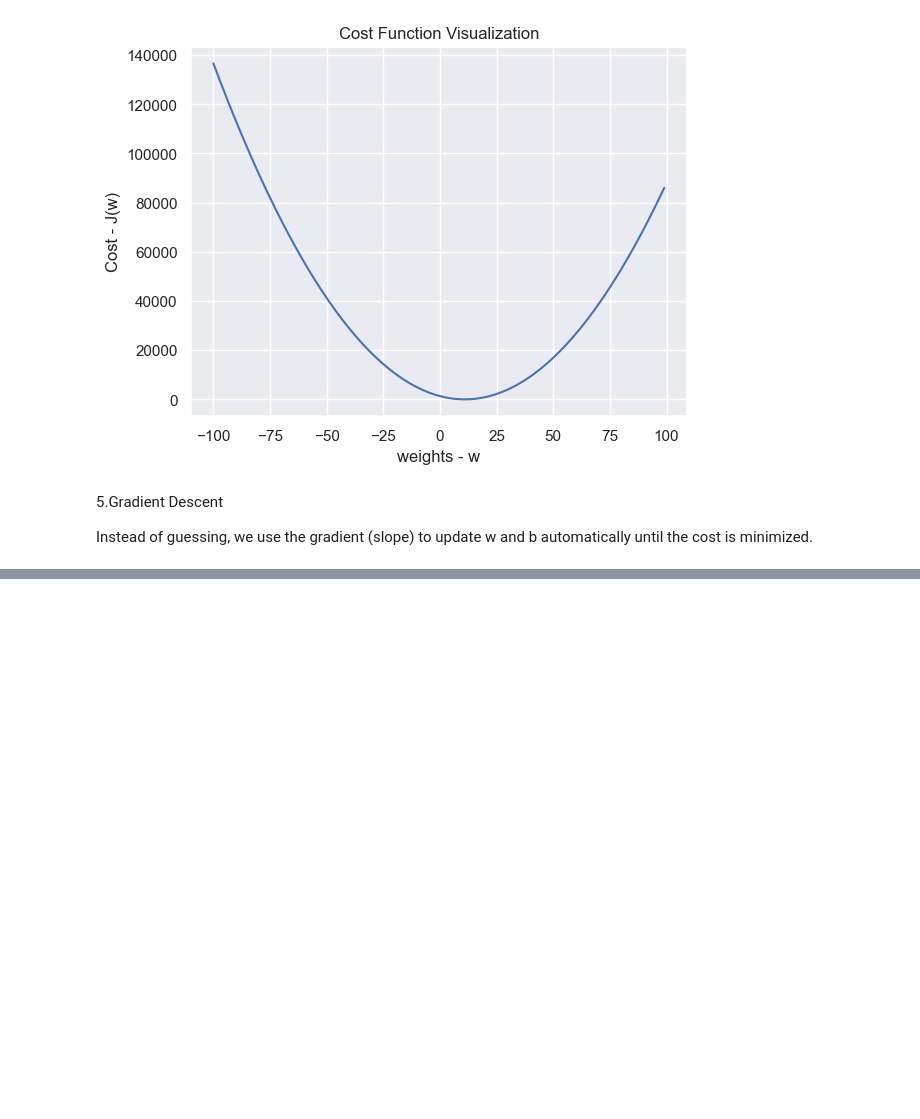
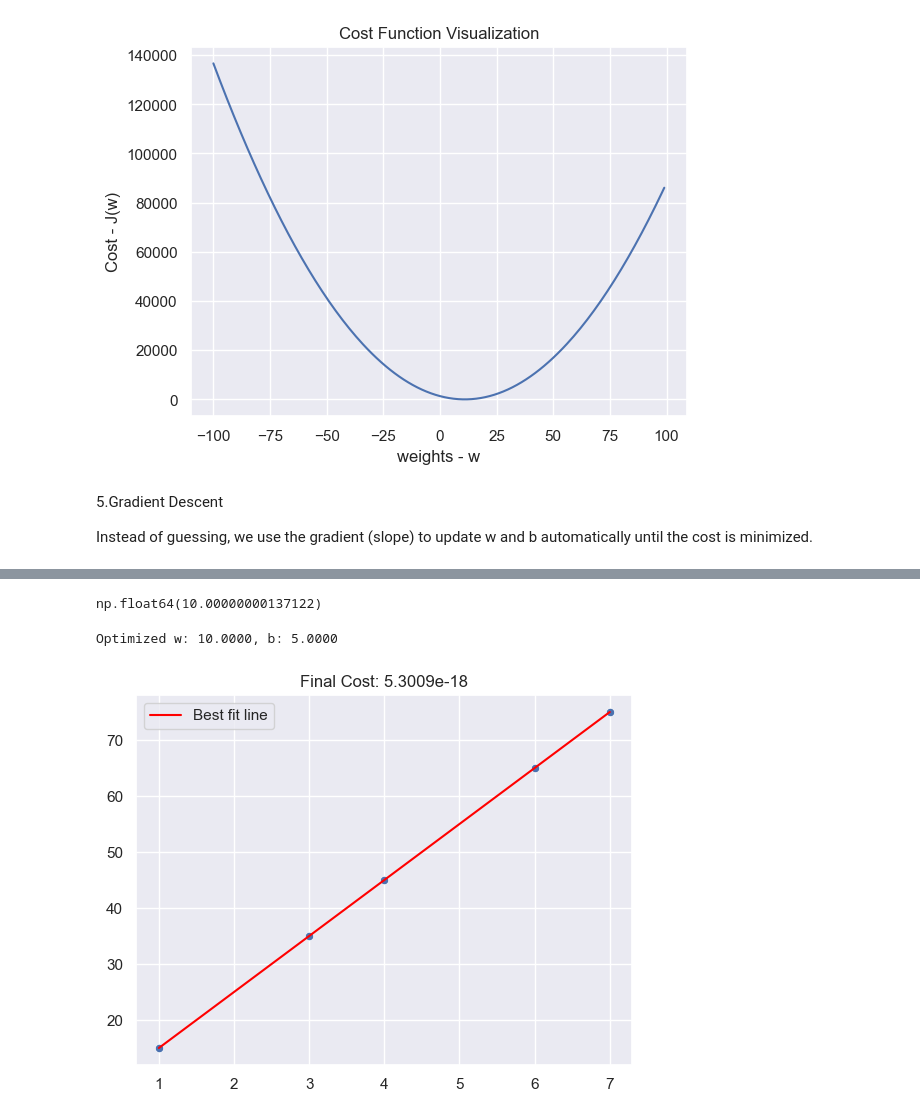
Before and after one commit to sheikhsayed37/ML-linear-regression, a Jupyter notebook: basic_simple_linear_regression.ipynb, the cells around one changed output, grey strips where cells are left out. Cells and saved outputs as stored; diff of their text form; code cells hidden in the pictures; blank space fills up the shorter version.

```diff
--- a/basic_simple_linear_regression.ipynb
+++ b/basic_simple_linear_regression.ipynb
@@ -261,10 +261,10 @@ def gradient_decsent(X,Y,w_input,b_input,max_iter,alpha=0.01):
         cost_memo.append(cost)
         iteration.append(i)
 
-        if i % 10 == 0: # Print cost every 10 iterations
+        if i % 100== 0: # Print cost every 100 iterations por por print
             print(f"Iteration {i}: Cost {cost}, w: {w}, b: {b}")
 
-            return w,b, cost_memo, iteration
+    return w,b, cost_memo, iteration
 # %%
 # Run gradient descent and store the results in w_final and b_final
 w_final, b_final, cost_memo, iter_list = gradient_decsent(X, Y, w_input=0, b_input=0, max_iter=10000, alpha=0.01)
@@ -272,0 +289,18 @@ Iteration 0: Cost 790.37166, w: 2.43, b: 0.47000000000000003
+# %%
+w_final
+# %% [output]
+np.float64(10.00000000137122)
+# %%
+print(f"Optimized w: {w_final:0.4f}, b: {b_final:0.4f}")
+
+final_preds = make_prediction(X, Y, w=w_final, b=b_final)
+
+# Visualize the final best-fit line
+sns.scatterplot(x=X, y=Y)
+plt.plot(X, final_preds, color='red', label='Best fit line')
+plt.title(f"Final Cost: {compute_cost(X, Y, w_final, b_final):0.4e}")
+plt.legend()
+plt.show()
+# %% [output]
+Optimized w: 10.0000, b: 5.0000
+[figure, added]
```
Also changed, not shown: parts of 1 cell of this notebook.
